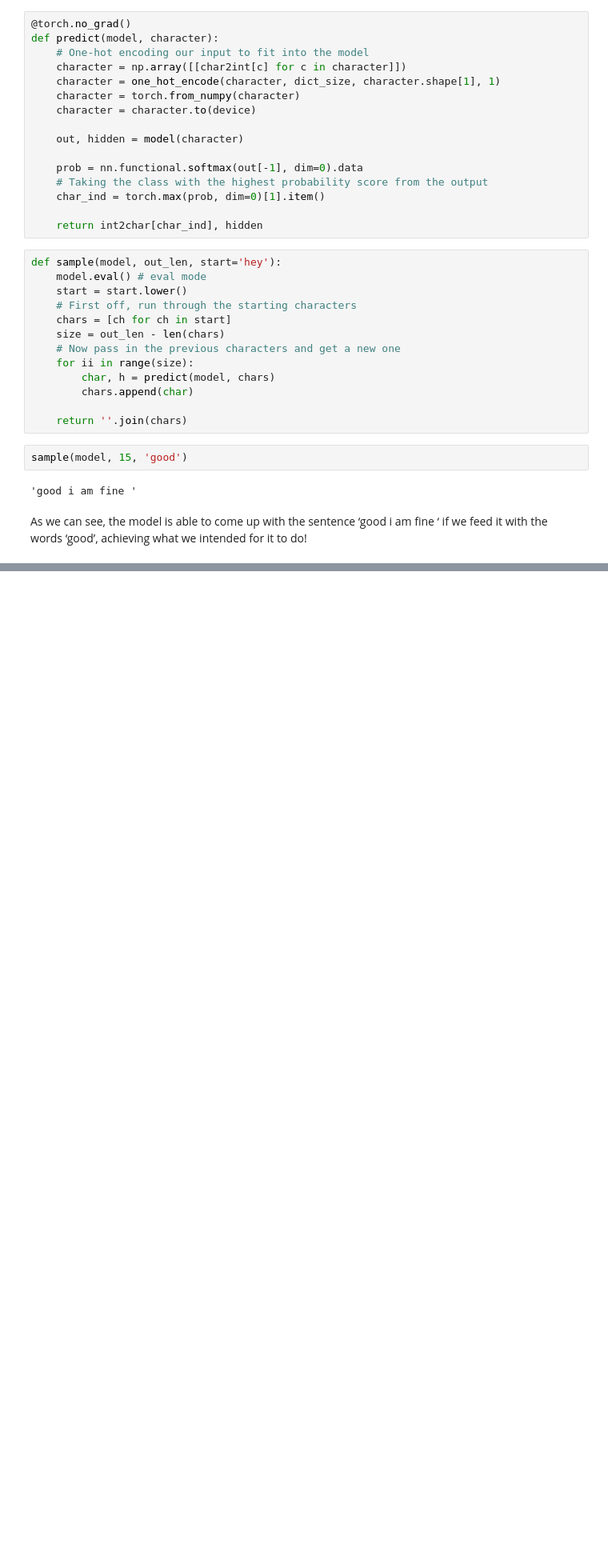
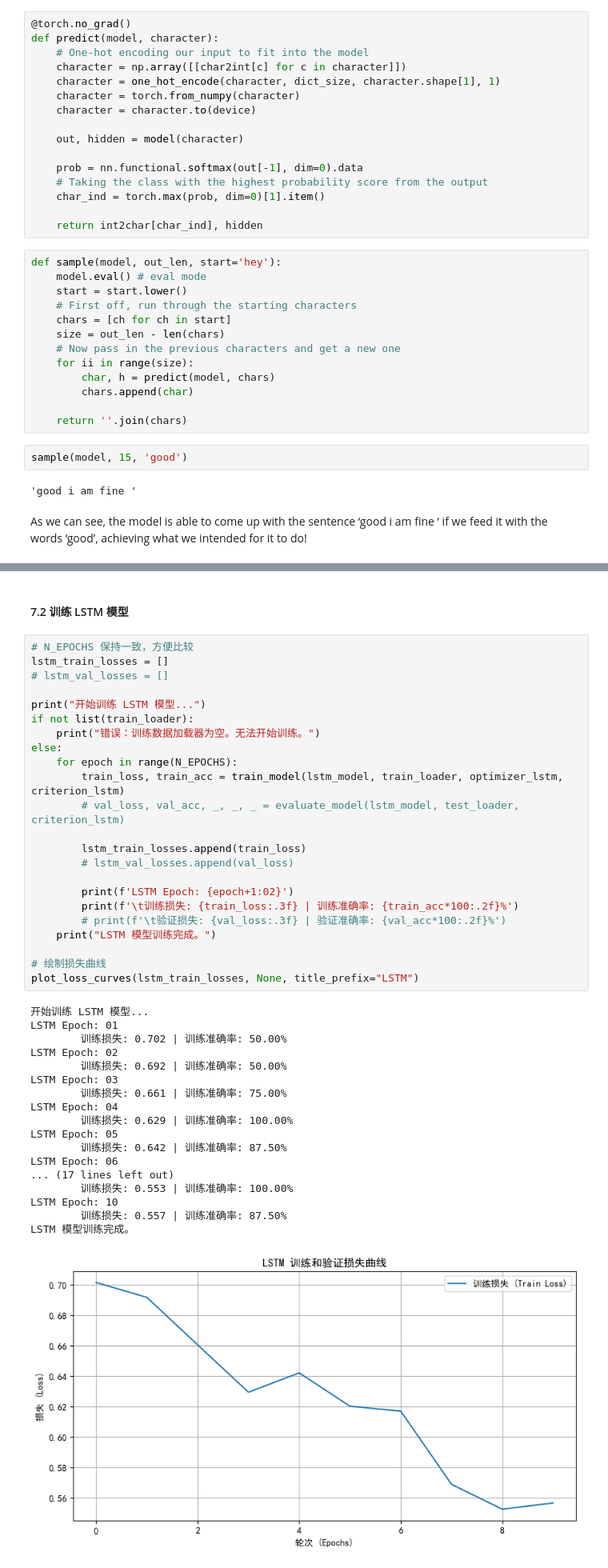
Before and after one commit to KiritoFD/RNN_lab, a Jupyter notebook: tutorial.ipynb, the cells around one changed output, grey strips where cells are left out. Shown: that part at 80% size. Drawn from its saved outputs; the diff is of its cells as text; blank space fills up the shorter version.

```diff
--- a/tutorial.ipynb
+++ b/tutorial.ipynb
@@ -327,0 +1392,44 @@ As we can see, the model is able to come up with the sentence ‘good i am fine
+# %% [markdown]
+#### 7.2 训练 LSTM 模型
+# %%
+# N_EPOCHS 保持一致，方便比较
+lstm_train_losses = []
+# lstm_val_losses = []
+
+print("开始训练 LSTM 模型...")
+if not list(train_loader):
+    print("错误：训练数据加载器为空。无法开始训练。")
+else:
+    for epoch in range(N_EPOCHS):
+        train_loss, train_acc = train_model(lstm_model, train_loader, optimizer_lstm, criterion_lstm)
+        # val_loss, val_acc, _, _, _ = evaluate_model(lstm_model, test_loader, criterion_lstm)
+
+        lstm_train_losses.append(train_loss)
+        # lstm_val_losses.append(val_loss)
+
+        print(f'LSTM Epoch: {epoch+1:02}')
+        print(f'\t训练损失: {train_loss:.3f} | 训练准确率: {train_acc*100:.2f}%')
+        # print(f'\t验证损失: {val_loss:.3f} | 验证准确率: {val_acc*100:.2f}%')
+    print("LSTM 模型训练完成。")
+
+# 绘制损失曲线
+plot_loss_curves(lstm_train_losses, None, title_prefix="LSTM")
+# %% [output]
+开始训练 LSTM 模型...
+LSTM Epoch: 01
+        训练损失: 0.702 | 训练准确率: 50.00%
+LSTM Epoch: 02
+        训练损失: 0.692 | 训练准确率: 50.00%
+LSTM Epoch: 03
+        训练损失: 0.661 | 训练准确率: 75.00%
+LSTM Epoch: 04
+        训练损失: 0.629 | 训练准确率: 100.00%
+LSTM Epoch: 05
+        训练损失: 0.642 | 训练准确率: 87.50%
+LSTM Epoch: 06
+... (17 lines left out)
+        训练损失: 0.553 | 训练准确率: 100.00%
+LSTM Epoch: 10
+        训练损失: 0.557 | 训练准确率: 87.50%
+LSTM 模型训练完成。
+[figure, added]
```
Also changed, not shown: parts of 39 cells of this notebook, 1 other file.
